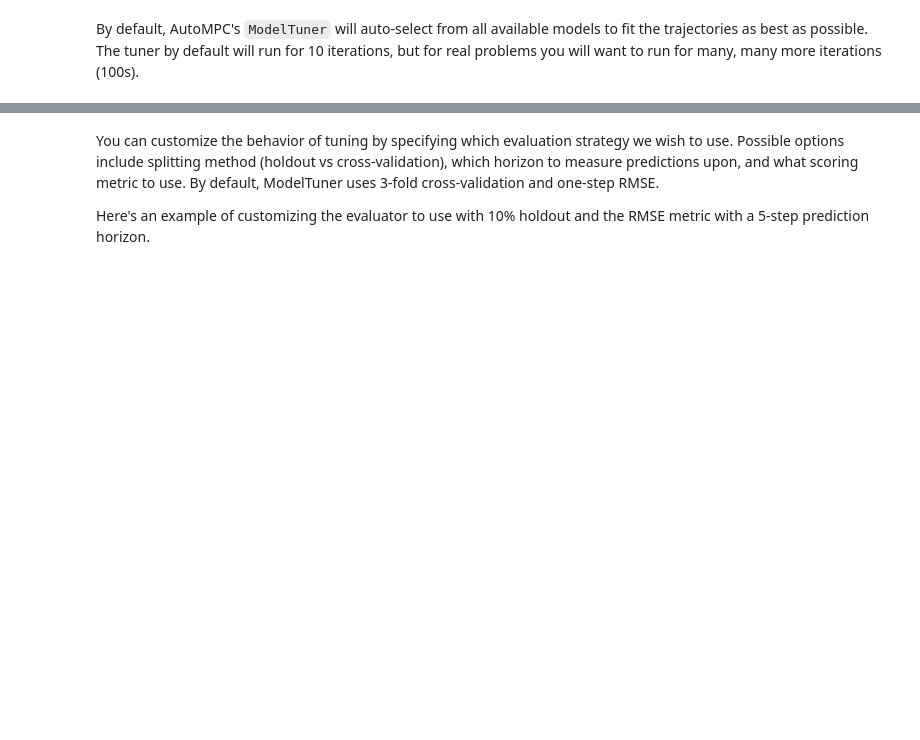
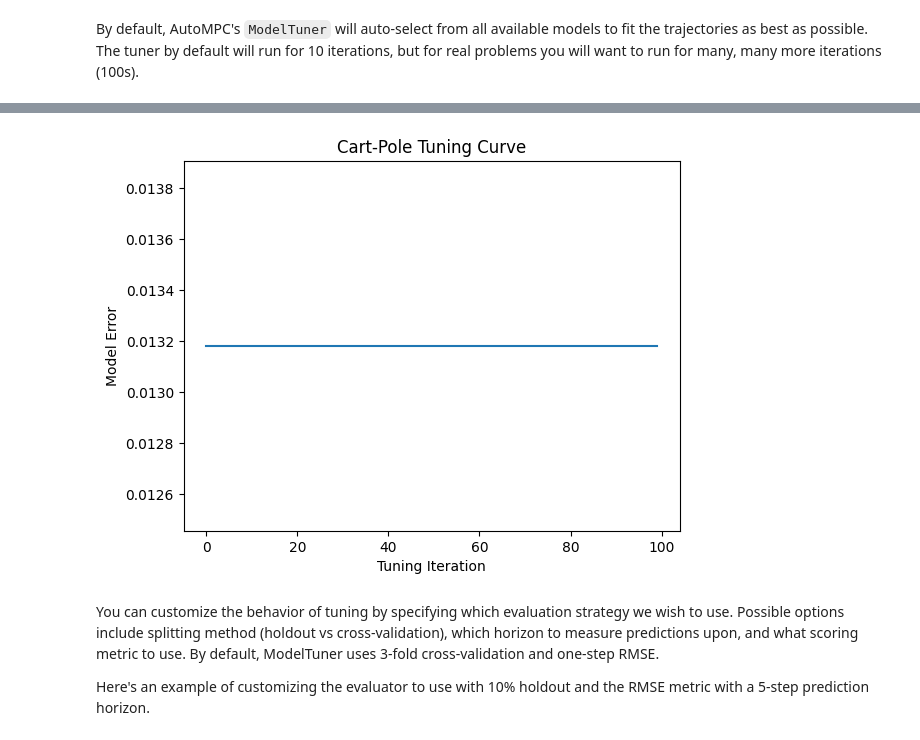
Before and after one commit to williamedwards/autompc, a Jupyter notebook: examples/5_Model_Tuning.ipynb, the cells around one changed output, grey strips where cells are left out. Cells and saved outputs as stored; diff of their text form; code cells hidden in the pictures; blank space fills up the shorter version.

Commit message:
Problem of cart_pole model tuning.

```diff
--- a/examples/5_Model_Tuning.ipynb
+++ b/examples/5_Model_Tuning.ipynb
@@ -243,3 +248,14 @@ plt.close()
+# %%
+%matplotlib inline
+
+from autompc.graphs import plot_tuning_curve,plot_tuning_correlations
+import matplotlib.pyplot as plt
+
+plot_tuning_curve(tune_result)
+plt.title("Cart-Pole Tuning Curve")
+plt.show()
+# %% [output]
+[figure, added]
 # %% [markdown]
 You can customize the behavior of tuning by specifying which evaluation strategy we wish to use.  Possible options include splitting method (holdout vs cross-validation), which horizon to measure predictions upon, and what scoring metric to use.  By default, ModelTuner uses 3-fold cross-validation and one-step RMSE.
 
```
Also changed, not shown: parts of 2 cells of this notebook.
